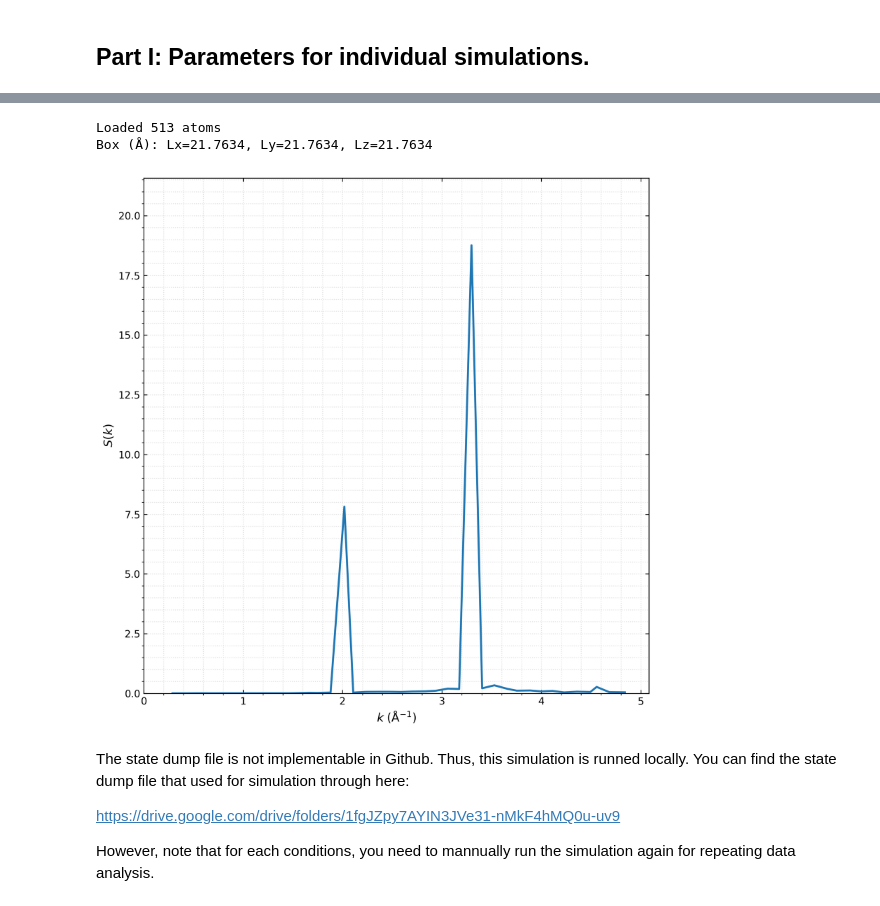
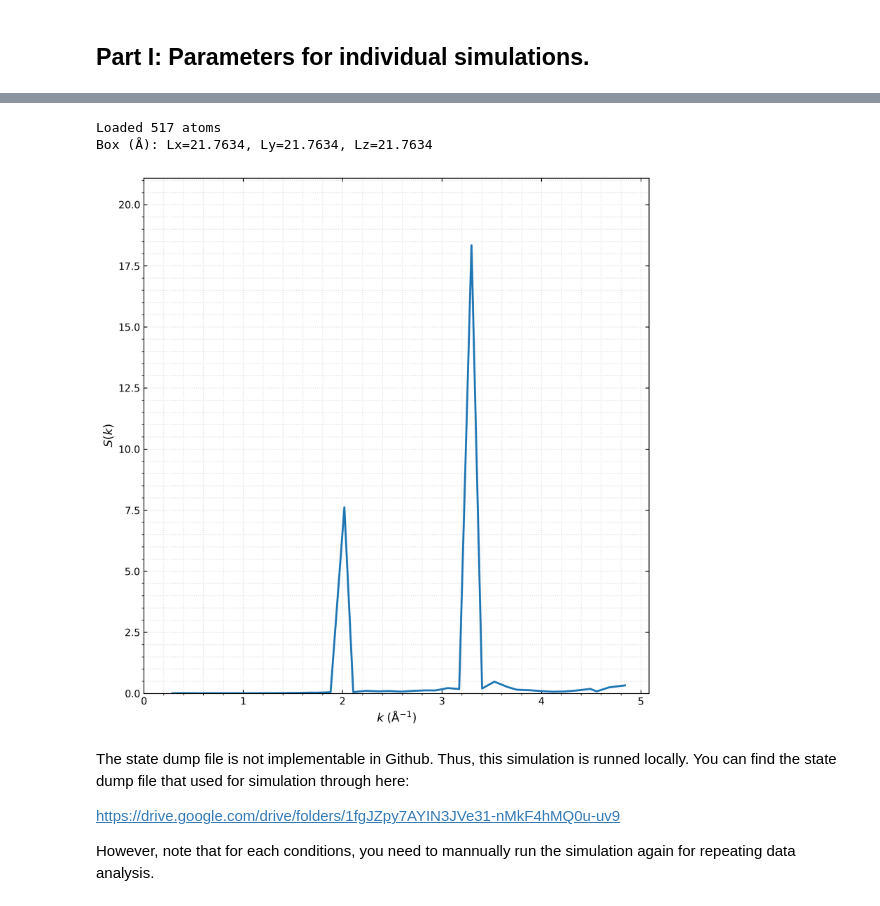
Before and after one commit to lukam2Ilinois/MSE485-Group-2, a Jupyter notebook: MSE 485 Data Analysis.ipynb, the cells around one changed output, grey strips where cells are left out. Saved outputs shown, nothing was run; the diff lists cells and outputs as text; code cells hidden in the pictures.

```diff
--- a/MSE 485 Data Analysis.ipynb
+++ b/MSE 485 Data Analysis.ipynb
@@ -220,38 +220,38 @@ def plot_Sk(k, Sk, outfile = "Structure_Factor.png"):
     ax.xaxis.set_minor_locator(AutoMinorLocator())
     ax.yaxis.set_minor_locator(AutoMinorLocator())
 
     fig.tight_layout()
     fig.savefig(outfile, dpi=300)
     plt.show()
 
 def main_Sk():
-    data_file = "800 K 1 Interstitial/FINAL_STRUCTURE"
+    data_file = "800 K 5 Interstitial/FINAL_STRUCTURE"
     positions, box = read_lammps_atomic_structure(data_file)
     print(f"Loaded {positions.shape[0]} atoms")
     print(f"Box (Å): Lx={box[0]:.4f}, Ly={box[1]:.4f}, Lz={box[2]:.4f}")
 
     maxn_k = 10
     k_cut = None
     nbins_k = 40
 
     k_bin, Sk_bin = compute_structure_factor(
         positions, box, maxn_k=maxn_k, k_cut=k_cut, nbins_k=nbins_k
     )
 
     np.savetxt(
-        "800 K 1 Interstitial/Sk.dat",
+        "800 K 5 Interstitial/Sk.dat",
         np.column_stack((k_bin, Sk_bin)),
         header="k(1/Å)   S(k)   (FINAL_STRUCTURE)",
     )
-    plot_Sk(k_bin, Sk_bin, outfile="800 K 1 Interstitial/Structure_Factor.png")
+    plot_Sk(k_bin, Sk_bin, outfile="800 K 5 Interstitial/Structure_Factor.png")
 
 
 if __name__ == "__main__":
     main_Sk()
 # %% [output]
-Loaded 513 atoms
+Loaded 517 atoms
 Box (Å): Lx=21.7634, Ly=21.7634, Lz=21.7634
-[figure, old version]
+[figure, new version]
 # %% [markdown]
 The state dump file is not implementable in Github.
 Thus, this simulation is runned locally.
```
Also changed, not shown: parts of 1 cell of this notebook, 4 other files.
